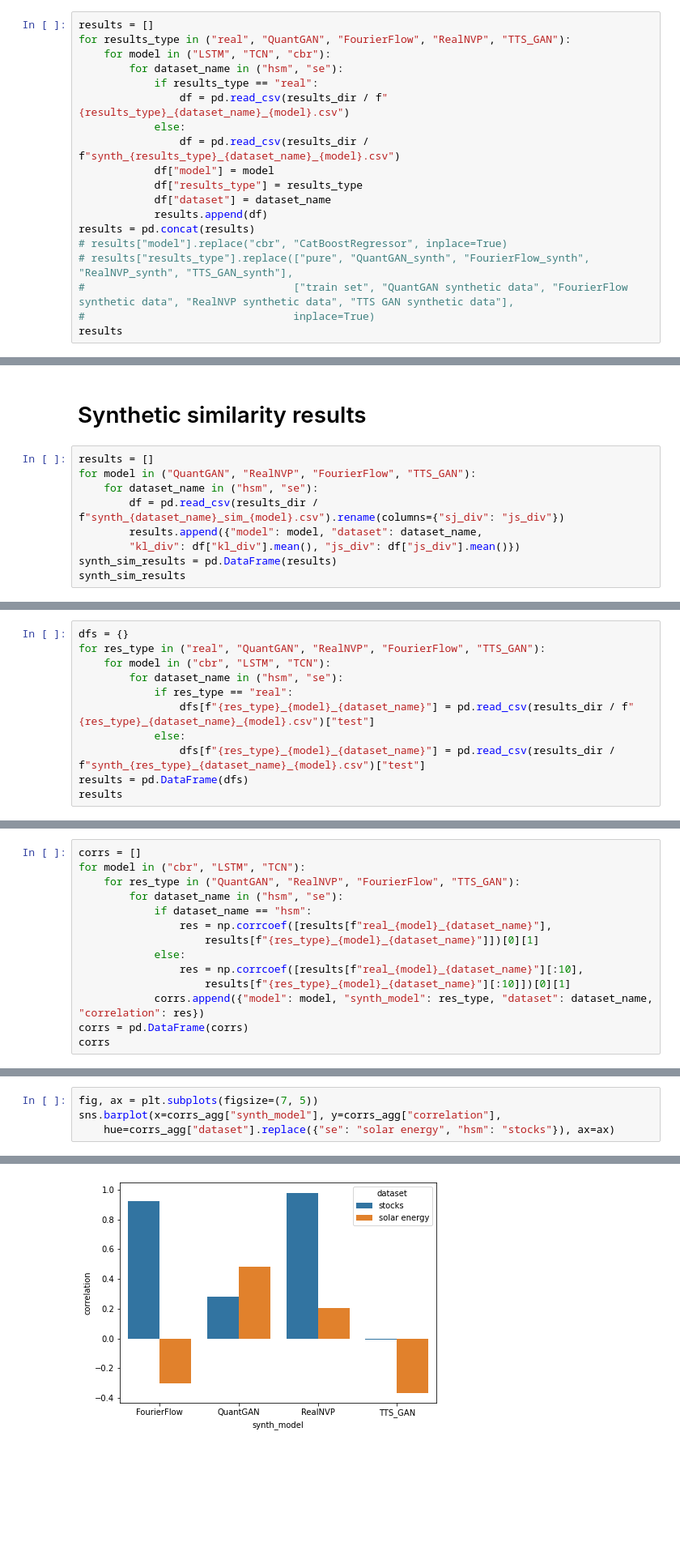
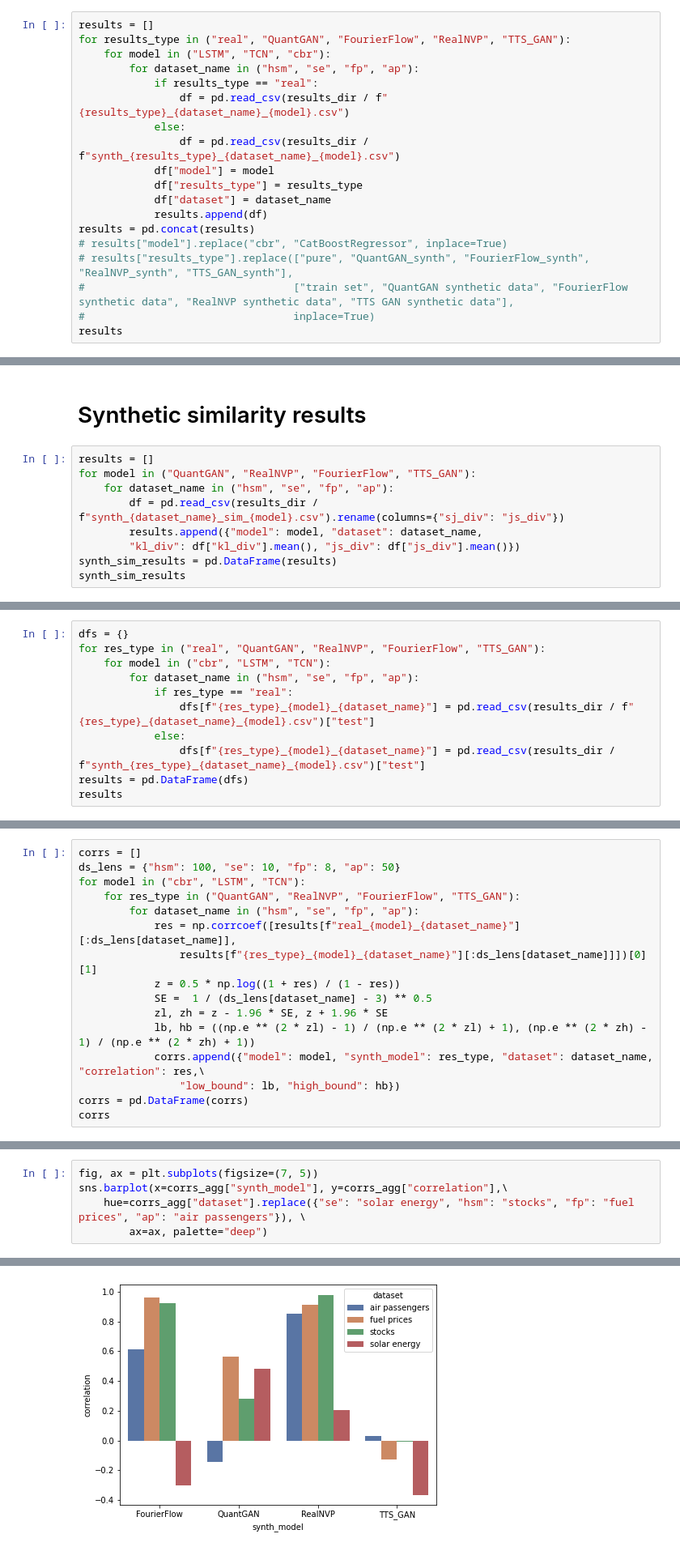
Before and after one commit to timetoai/TimeDiffusion_synth, a Jupyter notebook: results_visualization.ipynb, the cells around one changed output, grey strips where cells are left out. Shown: that part at 81% size. Saved outputs shown, nothing was run; the diff lists cells and outputs as text; blank space fills up the shorter version.

```diff
--- a/results_visualization.ipynb
+++ b/results_visualization.ipynb
@@ -28,7 +28,7 @@ plt.show()
 results = []
 for results_type in ("real", "QuantGAN", "FourierFlow", "RealNVP", "TTS_GAN"):
     for model in ("LSTM", "TCN", "cbr"):
-        for dataset_name in ("hsm", "se"):
+        for dataset_name in ("hsm", "se", "fp", "ap"):
             if results_type == "real":
                 df = pd.read_csv(results_dir / f"{results_type}_{dataset_name}_{model}.csv")
             else:
@@ -91,7 +92,7 @@ plt.show()
 # %%
 results = []
 for model in ("QuantGAN", "RealNVP", "FourierFlow", "TTS_GAN"):
-    for dataset_name in ("hsm", "se"):
+    for dataset_name in ("hsm", "se", "fp", "ap"):
         df = pd.read_csv(results_dir / f"synth_{dataset_name}_sim_{model}.csv").rename(columns={"sj_div": "js_div"})
         results.append({"model": model, "dataset": dataset_name,
         "kl_div": df["kl_div"].mean(), "js_div": df["js_div"].mean()})
@@ -118,7 +131,7 @@ for i, metric_name in enumerate(("kl_div", "js_div")):
 dfs = {}
 for res_type in ("real", "QuantGAN", "RealNVP", "FourierFlow", "TTS_GAN"):
     for model in ("cbr", "LSTM", "TCN"):
-        for dataset_name in ("hsm", "se"):
+        for dataset_name in ("hsm", "se", "fp", "ap"):
             if res_type == "real":
                 dfs[f"{res_type}_{model}_{dataset_name}"] = pd.read_csv(results_dir / f"{res_type}_{dataset_name}_{model}.csv")["test"]
             else:
@@ -142,15 +155,17 @@ results
 # %%
 corrs = []
+ds_lens = {"hsm": 100, "se": 10, "fp": 8, "ap": 50}
 for model in ("cbr", "LSTM", "TCN"):
     for res_type in ("QuantGAN", "RealNVP", "FourierFlow", "TTS_GAN"):
-        for dataset_name in ("hsm", "se"):
-            if dataset_name == "hsm":
-                res = np.corrcoef([results[f"real_{model}_{dataset_name}"],
-                    results[f"{res_type}_{model}_{dataset_name}"]])[0][1]
-            else:
-                res = np.corrcoef([results[f"real_{model}_{dataset_name}"][:10],
-                    results[f"{res_type}_{model}_{dataset_name}"][:10]])[0][1]
-            corrs.append({"model": model, "synth_model": res_type, "dataset": dataset_name, "correlation": res})
+        for dataset_name in ("hsm", "se", "fp", "ap"):
+            res = np.corrcoef([results[f"real_{model}_{dataset_name}"][:ds_lens[dataset_name]],
+                results[f"{res_type}_{model}_{dataset_name}"][:ds_lens[dataset_name]]])[0][1]
+            z = 0.5 * np.log((1 + res) / (1 - res))
+            SE =  1 / (ds_lens[dataset_name] - 3) ** 0.5
+            zl, zh = z - 1.96 * SE, z + 1.96 * SE
+            lb, hb = ((np.e ** (2 * zl) - 1) / (np.e ** (2 * zl) + 1), (np.e ** (2 * zh) - 1) / (np.e ** (2 * zh) + 1))
+            corrs.append({"model": model, "synth_model": res_type, "dataset": dataset_name, "correlation": res,\
+                "low_bound": lb, "high_bound": hb})
 corrs = pd.DataFrame(corrs)
 corrs
 # %% [output]
@@ -187,7 +210,8 @@ corrs_agg
 # %%
 fig, ax = plt.subplots(figsize=(7, 5))
-sns.barplot(x=corrs_agg["synth_model"], y=corrs_agg["correlation"],
-    hue=corrs_agg["dataset"].replace({"se": "solar energy", "hsm": "stocks"}), ax=ax)
+sns.barplot(x=corrs_agg["synth_model"], y=corrs_agg["correlation"],\
+    hue=corrs_agg["dataset"].replace({"se": "solar energy", "hsm": "stocks", "fp": "fuel prices", "ap": "air passengers"}), \
+        ax=ax, palette="deep")
 # %% [output]
 <AxesSubplot:xlabel='synth_model', ylabel='correlation'>
-[figure, old version]
+[figure, new version]
```
Also changed, not shown: parts of 11 cells of this notebook, 46 other files.
